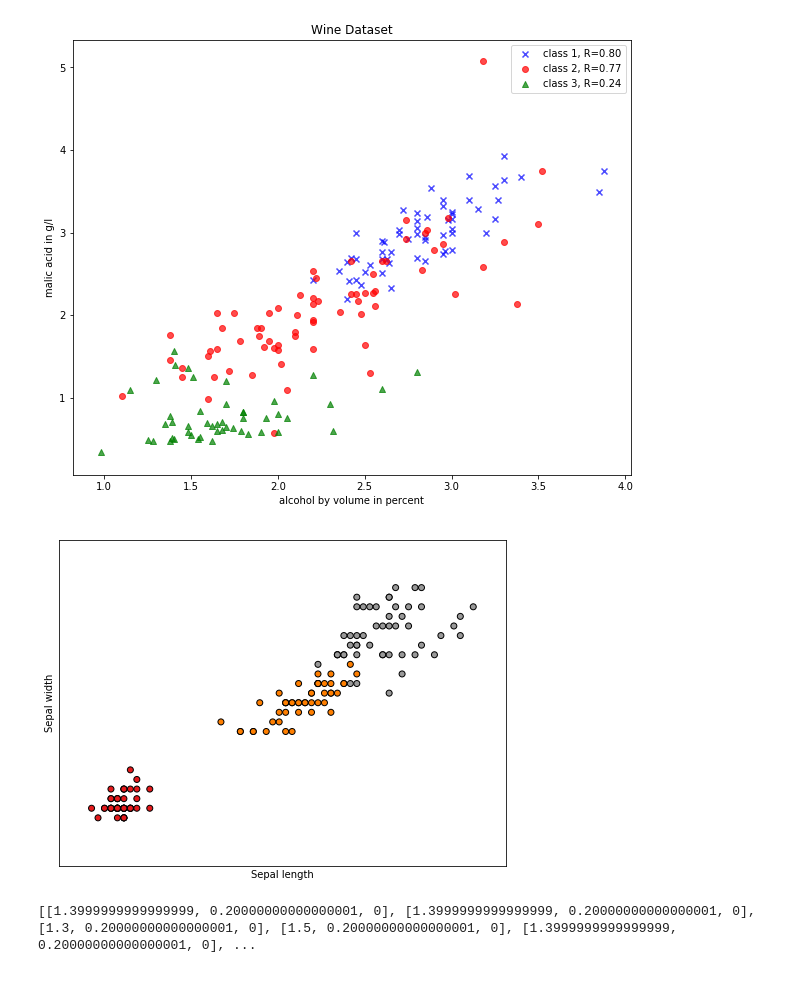
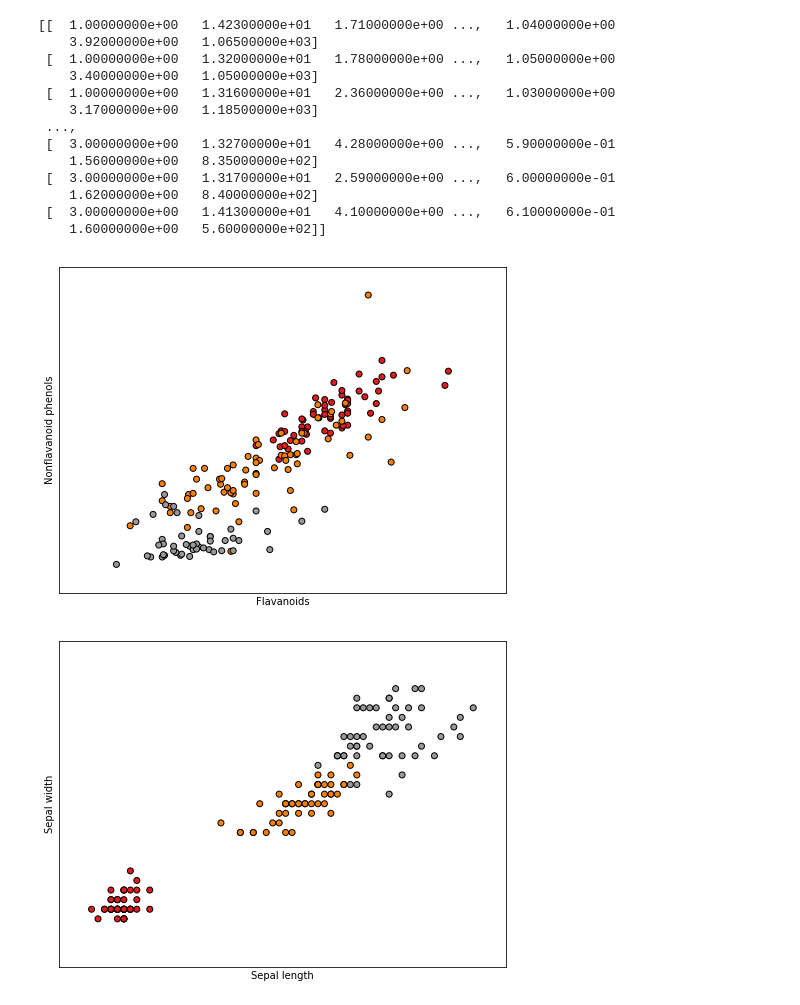
Before and after one commit to Bidanets/FRiS-STOLP, a Jupyter notebook: FRiS-STOLP.ipynb, the cells around one changed output. Saved outputs shown, nothing was run; the diff lists cells and outputs as text; code cells hidden in the pictures.

```diff
--- a/FRiS-STOLP.ipynb
+++ b/FRiS-STOLP.ipynb
@@ -24,6 +24,8 @@ def Distance(x, y):
 # %%
 def PrepareData():
     all_data = np.loadtxt(open("./wine_data.csv","r"), delimiter = ",", skiprows = 0, dtype = np.float64)
+
+    print (all_data)
 
     # load class labels from column 1
     y_wine = all_data[:,0]
@@ -38,37 +40,50 @@ def PrepareData():
 
     from scipy.stats import pearsonr
 
-    plt.figure(figsize=(10,8))
+    x_min, x_max = data[:, 0].min() - .5, data[:, 0].max() + .5
+    y_min, y_max = data[:, 1].min() - .5, data[:, 1].max() + .5
 
-    for label,marker,color in zip(
-            range(1,4),('x', 'o', '^'),('blue', 'red', 'green')):
+    plt.figure(2, figsize = (8, 6))
+    plt.clf()
 
-        # Calculate Pearson correlation coefficient
-        R = pearsonr(data[:,0][y_wine == label], data[:,1][y_wine == label])
-        plt.scatter(x=data[:,0][y_wine == label], # x-axis: feat. from col. 1
-                    y=data[:,1][y_wine == label], # y-axis: feat. from col. 2
-                    marker=marker, # data point symbol for the scatter plot
-                    color=color,
-                    alpha=0.7,
-                    label='class {:}, R={:.2f}'.format(label, R[0]) # label for the legend
-                    )
+    # Plot the training points
+    plt.scatter(data[:, 0], data[:, 1], c = y_wine, cmap = plt.cm.Set1, edgecolor = 'k')
+    plt.xlabel('Flavanoids')
+    plt.ylabel('Nonflavanoid phenols')
 
-    plt.title('Wine Dataset')
-    plt.xlabel('alcohol by volume in percent')
-    plt.ylabel('malic acid in g/l')
-    plt.legend(loc='upper right')
+    plt.xlim(x_min, x_max)
+    plt.ylim(y_min, y_max)
+    plt.xticks(())
+    plt.yticks(())
 
     plt.show()
 
 
 
-    w, h = 3, len(data)
+
+    uniq = [1 for x in range(len(data))]
+
+    cnt_of_uniq = 0
+    for i in range(len(data)):
+        for j in range(i+1,len(data)):
+            if data[i, 0] == data[j, 0] and data[i, 1] == data[j, 1]:
+                uniq[j] = 0
+
+    for i in range(len(data)):
+        if uniq[i] == 1:
+            cnt_of_uniq += 1
+
+    w, h = 3, cnt_of_uniq
     m = [[0 for x in range(w)] for y in range(h)]
 
+    cur_cnt = 0
     for i in range(len(data)):
-        for j in range(2):
-            m[i][j] = data[i, j]
-        m[i][2] = y_wine[i]-1
+        if uniq[i] == 1:
+            for j in range(2):
+                m[cur_cnt][j] = data[i, j]
+            m[cur_cnt][2] = y_wine[i]-1
+            cur_cnt += 1
+
     data = m
     return data
 
@@ -106,41 +121,49 @@ def Prepare_Iris_Data():
 
     plt.show()
 
-
-    uniq = [1 for x in range(150)]
+    uniq = [1 for x in range(len(X))]
 
     cnt_of_uniq = 0
     for i in range(len(X)):
         for j in range(i+1,len(X)):
             if X[i, 0] == X[j, 0] and X[i, 1] == X[j, 1]:
                 uniq[j] = 0
 
     for i in range(len(X)):
         if uniq[i] == 1:
             cnt_of_uniq += 1
-
-    print (cnt_of_uniq)
 
     w, h = 3, cnt_of_uniq
     m = [[0 for x in range(w)] for y in range(h)]
 
     cur_cnt = 0
     for i in range(150):
         if uniq[i] == 1:
             for j in range(2):
                 m[cur_cnt][j] = X[i, j]
             m[cur_cnt][2] = y[i]
             cur_cnt += 1
 
     data = m
     return data
 
 iris_data = Prepare_Iris_Data()
-print (iris_data)
 # %% [output]
+[[  1.00000000e+00   1.42300000e+01   1.71000000e+00 ...,   1.04000000e+00
+    3.92000000e+00   1.06500000e+03]
+ [  1.00000000e+00   1.32000000e+01   1.78000000e+00 ...,   1.05000000e+00
+    3.40000000e+00   1.05000000e+03]
+ [  1.00000000e+00   1.31600000e+01   2.36000000e+00 ...,   1.03000000e+00
+    3.17000000e+00   1.18500000e+03]
+ ...,
+ [  3.00000000e+00   1.32700000e+01   4.28000000e+00 ...,   5.90000000e-01
+    1.56000000e+00   8.35000000e+02]
+ [  3.00000000e+00   1.31700000e+01   2.59000000e+00 ...,   6.00000000e-01
+    1.62000000e+00   8.40000000e+02]
+ [  3.00000000e+00   1.41300000e+01   4.10000000e+00 ...,   6.10000000e-01
+    1.60000000e+00   5.60000000e+02]]
-[figure, old version]
+[figure, new version]
 [figure]
-[[1.3999999999999999, 0.20000000000000001, 0], [1.3999999999999999, 0.20000000000000001, 0], [1.3, 0.20000000000000001, 0], [1.5, 0.20000000000000001, 0], [1.3999999999999999, 0.20000000000000001, 0], ...
 # %%
 class FRiS_STOLP:
     EPS = 1E-7
```
Also changed, not shown: parts of 6 cells of this notebook.
